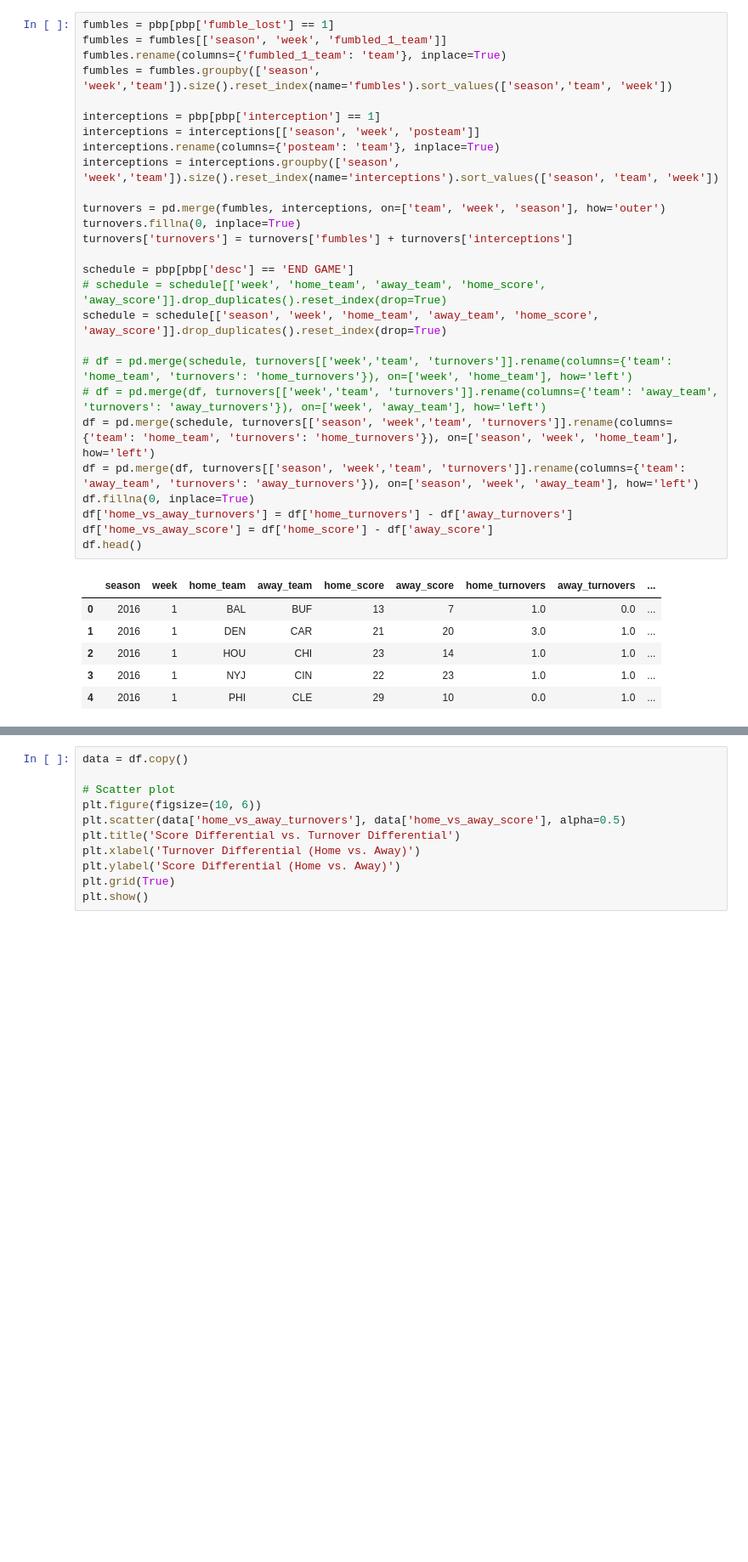
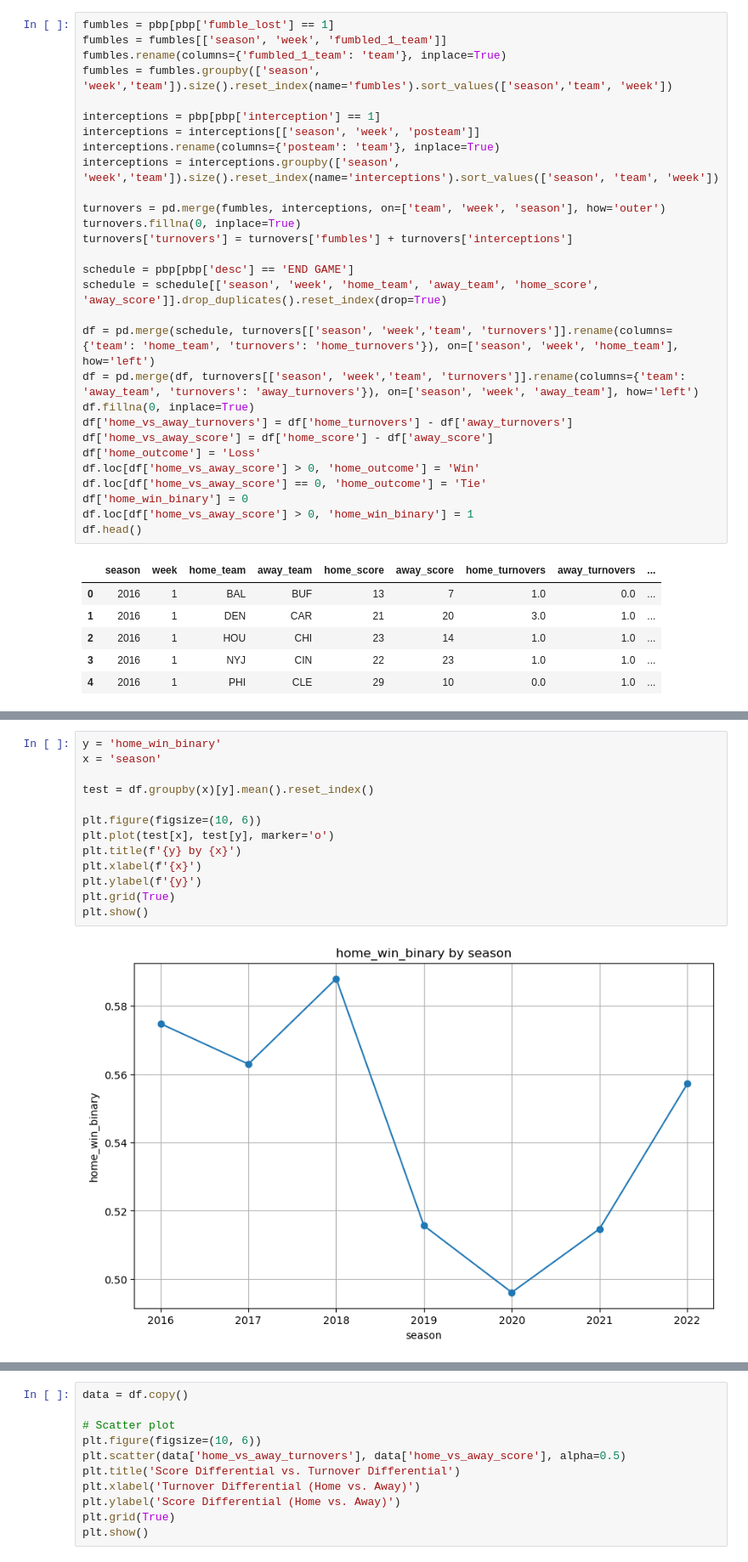
Before and after one commit to gbellamy512/projects, a Jupyter notebook: epa_eda.ipynb, the cells around one changed output, grey strips where cells are left out. Shown at 85% size. Saved outputs shown, nothing was run; the diff lists cells and outputs as text; blank space fills up the shorter version.

```diff
--- a/epa_eda.ipynb
+++ b/epa_eda.ipynb
@@ -337,16 +414,18 @@ turnovers.fillna(0, inplace=True)
 turnovers['turnovers'] = turnovers['fumbles'] + turnovers['interceptions']
 
 schedule = pbp[pbp['desc'] == 'END GAME']
-# schedule = schedule[['week', 'home_team', 'away_team', 'home_score', 'away_score']].drop_duplicates().reset_index(drop=True)
 schedule = schedule[['season', 'week', 'home_team', 'away_team', 'home_score', 'away_score']].drop_duplicates().reset_index(drop=True)
 
-# df = pd.merge(schedule, turnovers[['week','team', 'turnovers']].rename(columns={'team': 'home_team', 'turnovers': 'home_turnovers'}), on=['week', 'home_team'], how='left')
-# df = pd.merge(df, turnovers[['week','team', 'turnovers']].rename(columns={'team': 'away_team', 'turnovers': 'away_turnovers'}), on=['week', 'away_team'], how='left')
 df = pd.merge(schedule, turnovers[['season', 'week','team', 'turnovers']].rename(columns={'team': 'home_team', 'turnovers': 'home_turnovers'}), on=['season', 'week', 'home_team'], how='left')
 df = pd.merge(df, turnovers[['season', 'week','team', 'turnovers']].rename(columns={'team': 'away_team', 'turnovers': 'away_turnovers'}), on=['season', 'week', 'away_team'], how='left')
 df.fillna(0, inplace=True)
 df['home_vs_away_turnovers'] = df['home_turnovers'] - df['away_turnovers']
 df['home_vs_away_score'] = df['home_score'] - df['away_score']
+df['home_outcome'] = 'Loss'
+df.loc[df['home_vs_away_score'] > 0, 'home_outcome'] = 'Win'
+df.loc[df['home_vs_away_score'] == 0, 'home_outcome'] = 'Tie'
+df['home_win_binary'] = 0
+df.loc[df['home_vs_away_score'] > 0, 'home_win_binary'] = 1
 df.head()
 # %% [output]
 |  | season | week | home_team | away_team | home_score | away_score | home_turnovers | away_turnovers | ... |
@@ -357,0 +451,15 @@ df.head()
+# %%
+y = 'home_win_binary'
+x = 'season'
+
+test = df.groupby(x)[y].mean().reset_index()
+
+plt.figure(figsize=(10, 6))
+plt.plot(test[x], test[y], marker='o')
+plt.title(f'{y} by {x}')
+plt.xlabel(f'{x}')
+plt.ylabel(f'{y}')
+plt.grid(True)
+plt.show()
+# %% [output]
+[figure, added]
```
Also changed, not shown: parts of 17 cells of this notebook.
